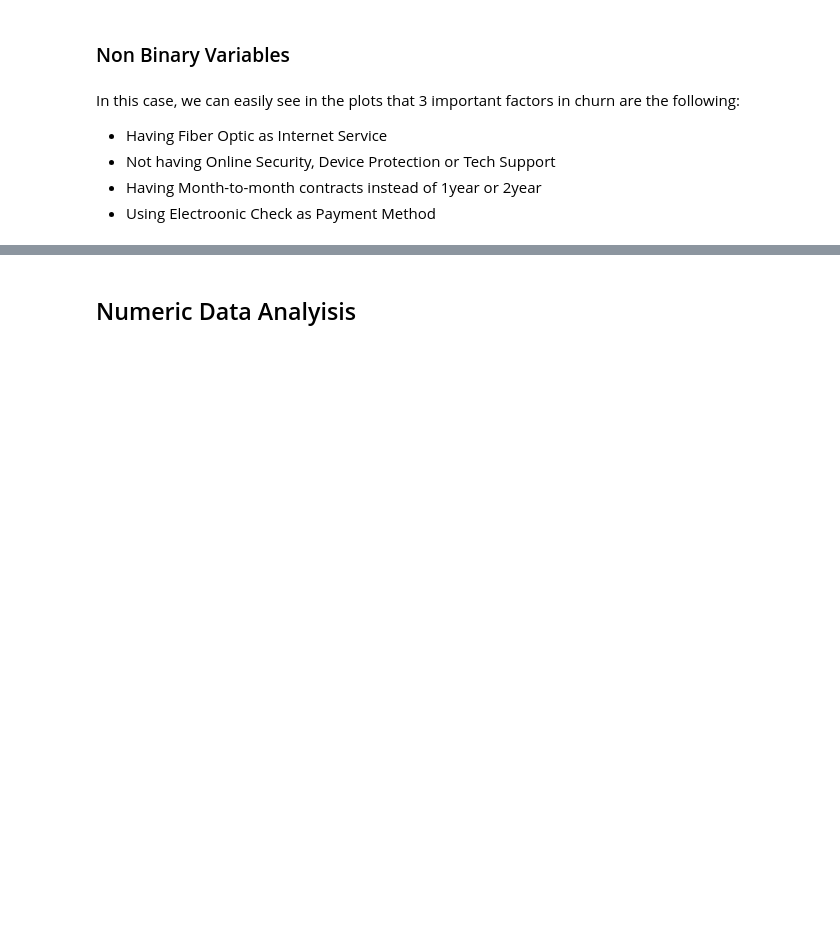
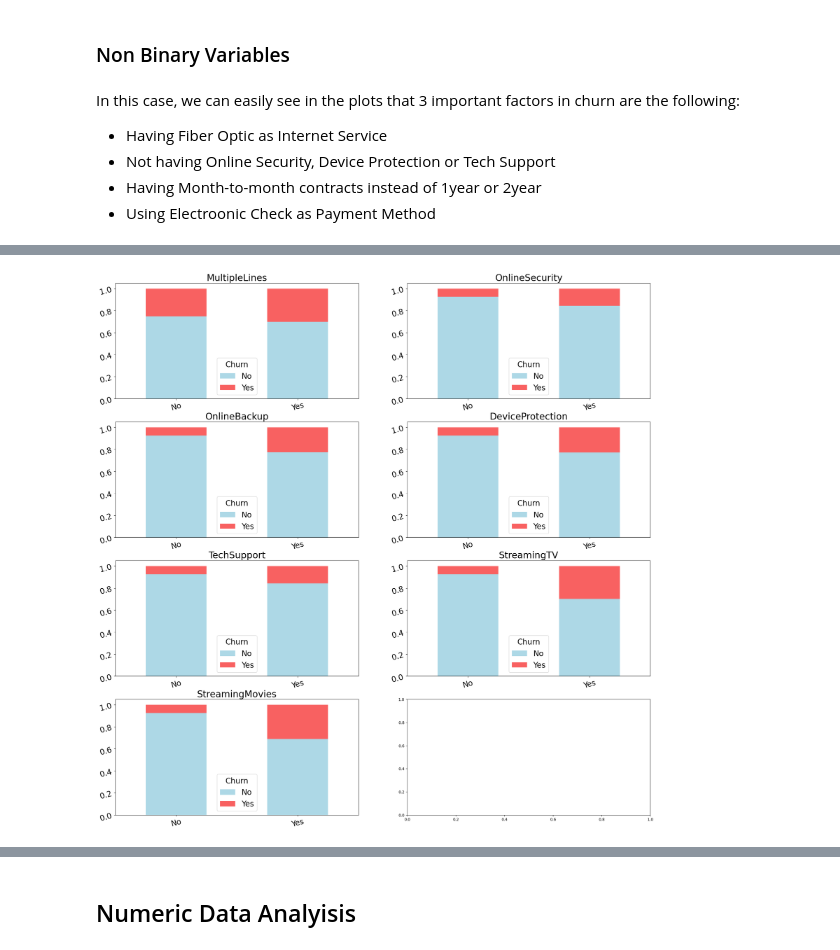
Before and after one commit to BecTome/telco-churn-ml, a Jupyter notebook: notebooks/telco-churn_eda.ipynb, the cells around one changed output, grey strips where cells are left out. Cells and saved outputs as stored; diff of their text form; code cells hidden in the pictures; blank space fills up the shorter version.

```diff
--- a/notebooks/telco-churn_eda.ipynb
+++ b/notebooks/telco-churn_eda.ipynb
@@ -392,0 +407,16 @@ fig.tight_layout()
+# %%
+dff = df.copy()
+cols_no_int = list(dff[dff.isin(['No internet service', 'No phone service'])].dropna(axis=1, how='all').columns)
+dff[cols_no_int] = dff.loc[:, cols_no_int].apply(lambda col: col.map({'Yes':'Yes', 'No phone service':'No', 'No internet service':'No'}))
+
+fig, ax = plt.subplots(len(cols_no_int) // 2 +1 , 2, figsize=(25, 25))
+ax = ax.reshape(-1)
+for i, col in enumerate(cols_no_int):
+    df_non_binary_prop = dff.groupby(col)['Churn'].value_counts(normalize=True).unstack()
+    df_non_binary_prop.plot(kind='bar', stacked=True, ax=ax[i], title=col, color=[BLUE, RED])
+
+    ax[i].set_xlabel('')
+    ax[i].set_title(col, fontsize=24)
+    ax[i].tick_params(axis='both', labelsize=20, rotation=15)
+# %% [output]
+[figure, added]
```
Also changed, not shown: parts of 10 cells of this notebook.
